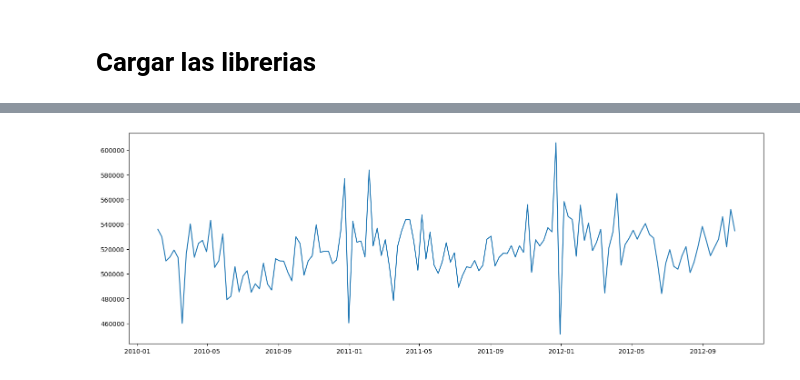
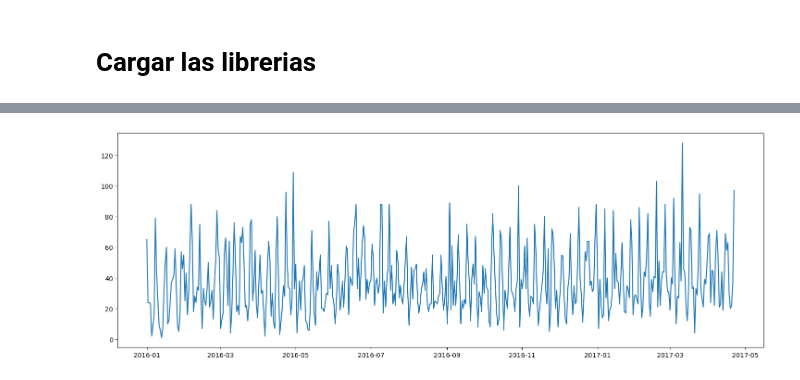
Before and after one commit to narencastellon/Curso-PostgresSQL-Data-Sciences, a Jupyter notebook: conectar.ipynb, the cells around one changed output, grey strips where cells are left out. Cells and saved outputs as stored; diff of their text form; code cells hidden in the pictures.

```diff
--- a/conectar.ipynb
+++ b/conectar.ipynb
@@ -9,7 +9,7 @@ import psycopg2
 import pandas as pd
 # %%
 # Reemplaza estos valores con los de tu base de datos
-dbname = "walmart2"
+dbname = "restaurante"
 user = "postgres"
 password = "naren2020"
 host = "localhost"
@@ -19,7 +19,7 @@ conn = psycopg2.connect(dbname=dbname, user=user, password=password, host=host)
 # %%
 # Crea un cursor para ejecutar consultas
 
-sql = "SELECT * FROM walmart_db2;"
+sql = "SELECT * FROM restau;"
 # %%
 # Ejecuta la consulta y guarda los resultados en un cursor
 cursor = conn.cursor()
@@ -76,5 +78,5 @@ Unemployment    0
 dtype: int64
 # %%
-df["Date"] = pd.to_datetime(df["Date"], format = "%d-%m-%Y")
+df["date"] = pd.to_datetime(df["date"], format = "%d-%m-%Y")
 df
 # %% [output]
@@ -160,10 +128,10 @@ tienda_37.to_csv("tienda37.csv", index= False)
 # %%
 import matplotlib.pyplot as plt
 plt.figure(figsize = (18,6))
-plt.plot(tienda_37["Date"], tienda_37["Weekly_Sales"], label = "Ventas")
+plt.plot(df["date"], df["rest1"], label = "Restaurante 1")
 plt.show()
 # %% [output]
-[figure, old version]
+[figure, new version]
 # %%
 # Cierra la conexión
 conn.close()
```
Also changed, not shown: parts of 10 cells of this notebook.
